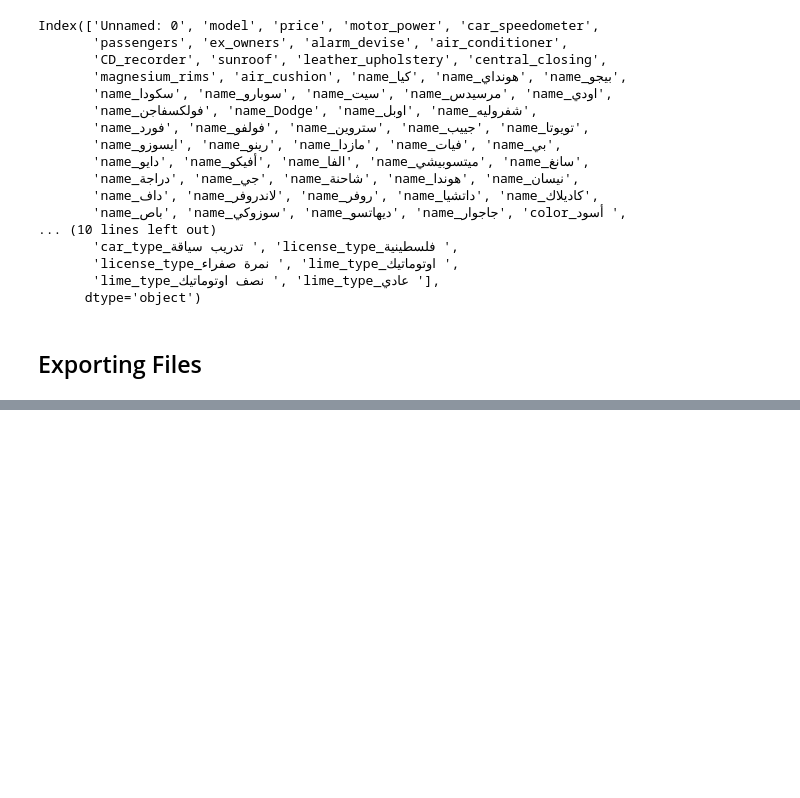
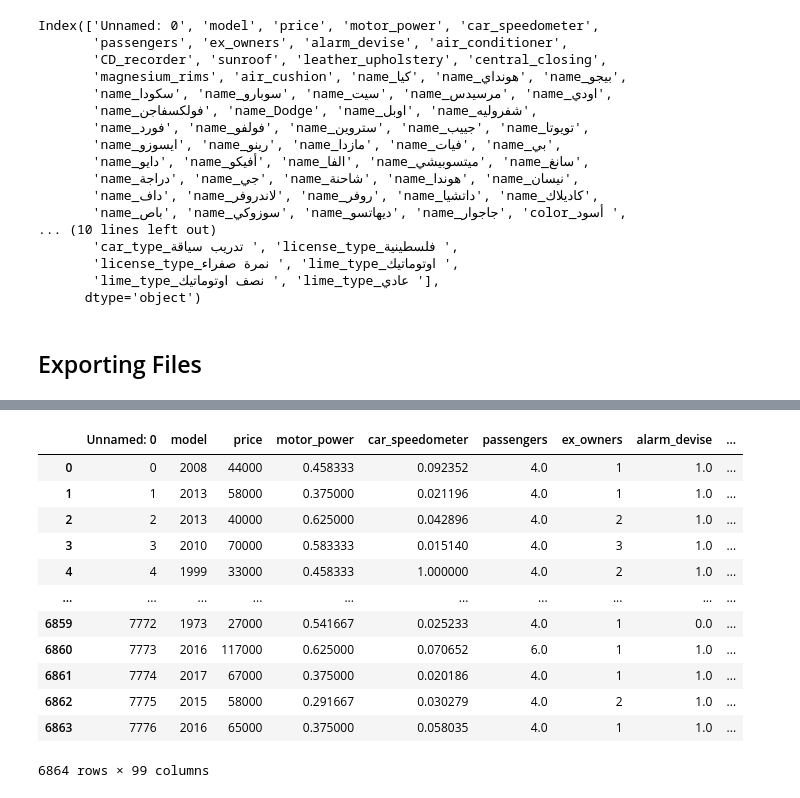
Before and after one commit to lojain-azzam/car-price-prediction, a Jupyter notebook: preparation_data.ipynb, the cells around one changed output, grey strips where cells are left out. Saved outputs shown, nothing was run; the diff lists cells and outputs as text; code cells hidden in the pictures; blank space fills up the shorter version.

```diff
--- a/preparation_data.ipynb
+++ b/preparation_data.ipynb
@@ -561,0 +568,16 @@ NameError: name 'pickle' is not defined
+# %%
+data_ready
+# %% [output]
+|  | Unnamed: 0 | model | price | motor_power | car_speedometer | passengers | ex_owners | alarm_devise | ... |
+| 0 | 0 | 2008 | 44000 | 0.458333 | 0.092352 | 4.0 | 1 | 1.0 | ... |
+| 1 | 1 | 2013 | 58000 | 0.375000 | 0.021196 | 4.0 | 1 | 1.0 | ... |
+| 2 | 2 | 2013 | 40000 | 0.625000 | 0.042896 | 4.0 | 2 | 1.0 | ... |
+| 3 | 3 | 2010 | 70000 | 0.583333 | 0.015140 | 4.0 | 3 | 1.0 | ... |
+| 4 | 4 | 1999 | 33000 | 0.458333 | 1.000000 | 4.0 | 2 | 1.0 | ... |
+| ... | ... | ... | ... | ... | ... | ... | ... | ... | ... |
+| 6859 | 7772 | 1973 | 27000 | 0.541667 | 0.025233 | 4.0 | 1 | 0.0 | ... |
+| 6860 | 7773 | 2016 | 117000 | 0.625000 | 0.070652 | 6.0 | 1 | 1.0 | ... |
+| 6861 | 7774 | 2017 | 67000 | 0.375000 | 0.020186 | 4.0 | 1 | 1.0 | ... |
+| 6862 | 7775 | 2015 | 58000 | 0.291667 | 0.030279 | 4.0 | 2 | 1.0 | ... |
+| 6863 | 7776 | 2016 | 65000 | 0.375000 | 0.058035 | 4.0 | 1 | 1.0 | ... |
+6864 rows × 99 columns
```
Also changed, not shown: parts of 8 cells of this notebook.
